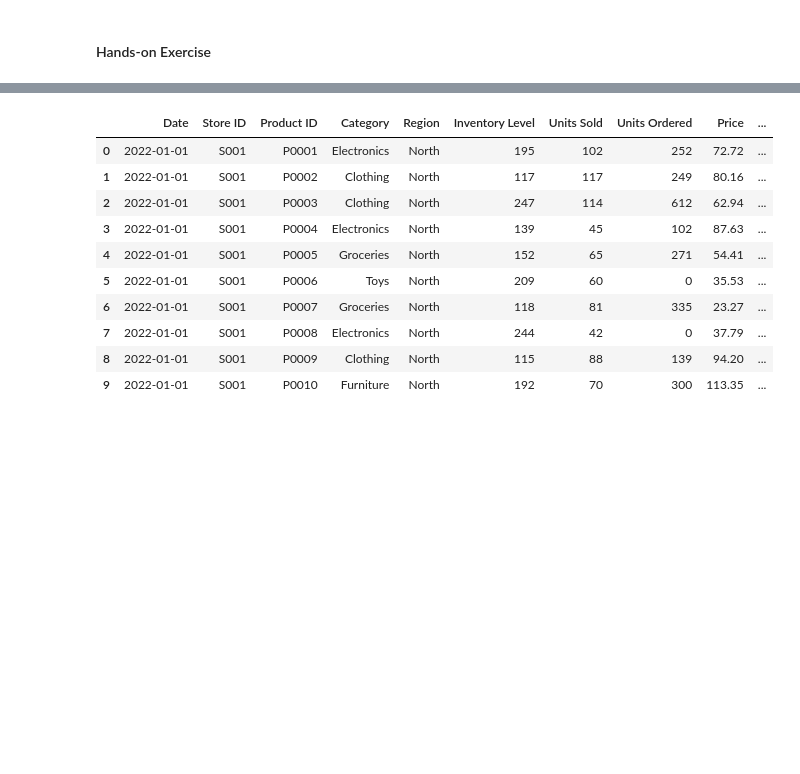
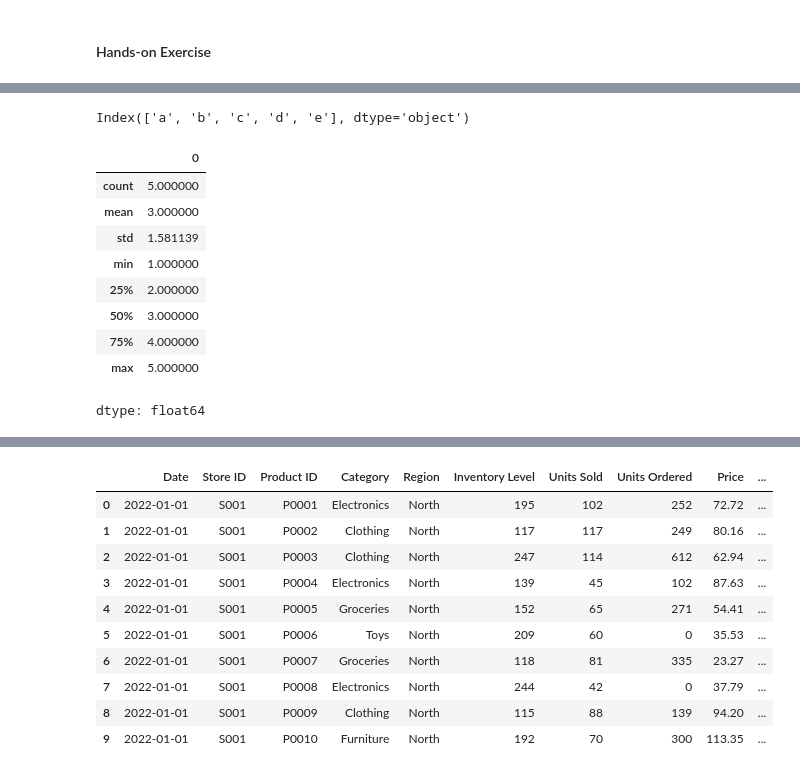
Before and after one commit to Infant-Joshva/Data-Science-learning-path, a Jupyter notebook: Practice Colab.ipynb, the cells around one changed output, grey strips where cells are left out. Drawn from its saved outputs; the diff is of its cells as text; code cells hidden in the pictures; blank space fills up the shorter version.

```diff
--- a/Practice Colab.ipynb
+++ b/Practice Colab.ipynb
@@ -4054,0 +4083,3 @@ Reference Links:
+# %%
+S2=pd.Series([1,2,3,4,5],index=['a','b','c','d','e'])
+S2
@@ -4054,0 +4094,17 @@ Reference Links:
+# %%
+S2.index #string is called as object in pandas
+# %% [output]
+Index(['a', 'b', 'c', 'd', 'e'], dtype='object')
+# %%
+S2.describe()
+# %% [output]
+|  | 0 |
+| count | 5.000000 |
+| mean | 3.000000 |
+| std | 1.581139 |
+| min | 1.000000 |
+| 25% | 2.000000 |
+| 50% | 3.000000 |
+| 75% | 4.000000 |
+| max | 5.000000 |
+dtype: float64
```
Also changed, not shown: parts of 18 cells of this notebook.
